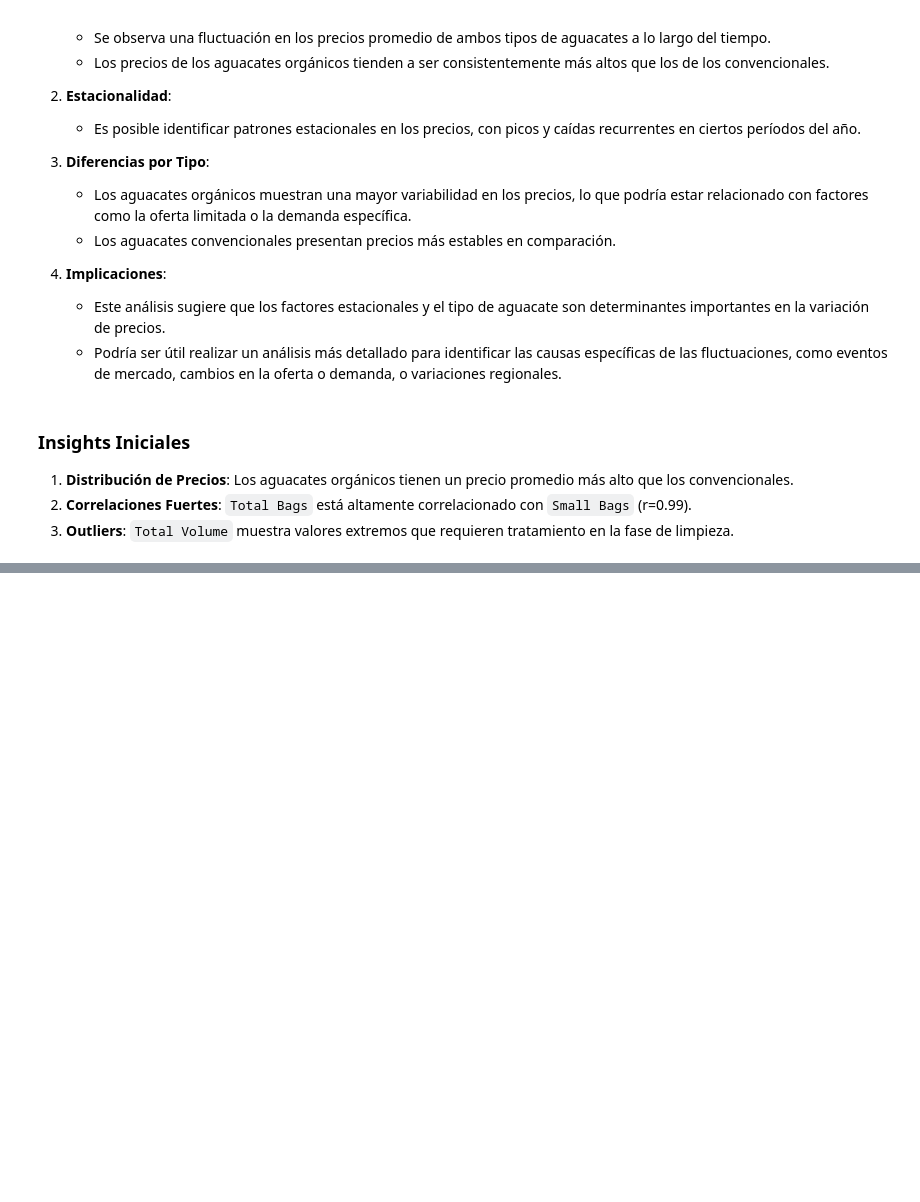
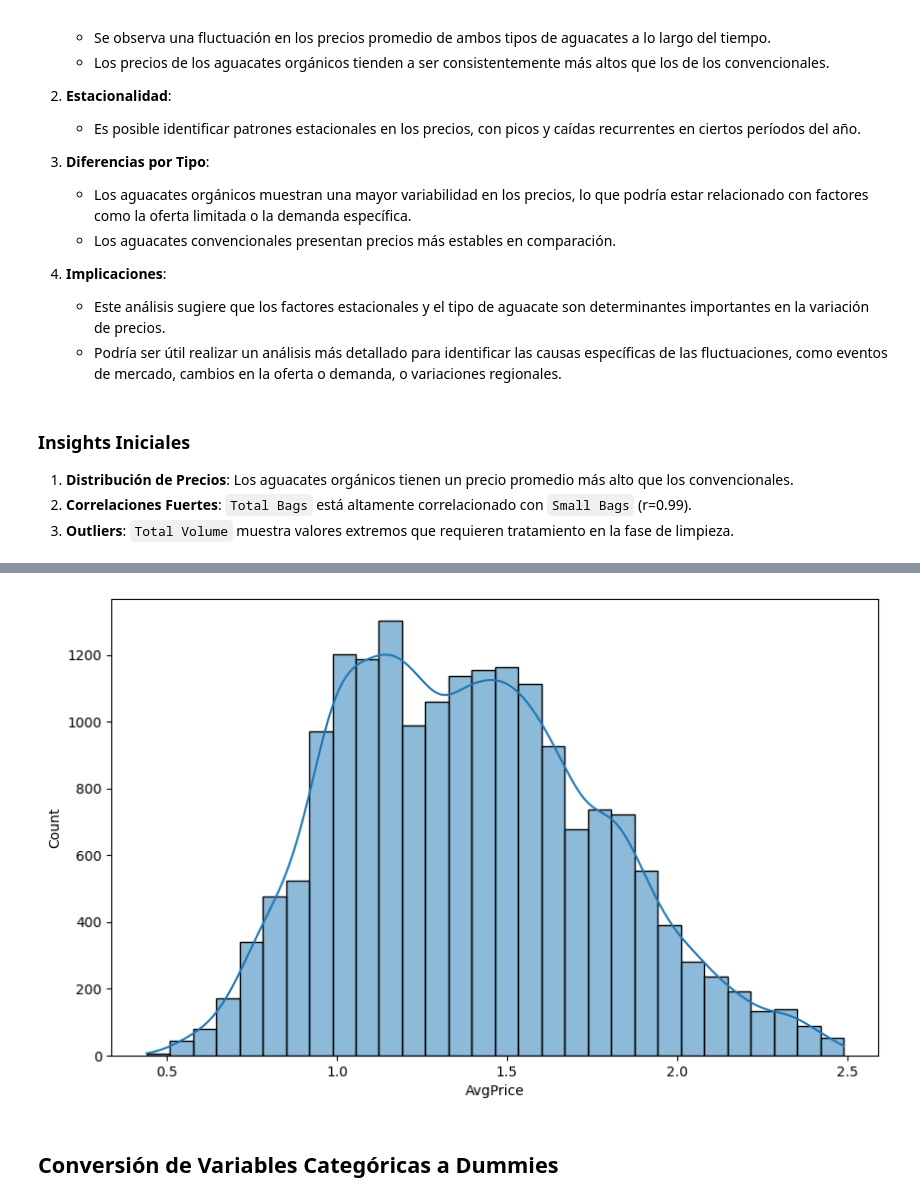
Before and after one commit to JuanPE-PNG/CienciaDatos2-3, a Jupyter notebook: Parte 1/avocado.ipynb, the cells around one changed output, grey strips where cells are left out. Saved outputs shown, nothing was run; the diff lists cells and outputs as text; code cells hidden in the pictures; blank space fills up the shorter version.

```diff
--- a/Parte 1/avocado.ipynb
+++ b/Parte 1/avocado.ipynb
@@ -163,0 +194,3 @@ El gráfico de tendencia del precio promedio (`AvgPrice`) a lo largo del tiempo,
+# %%
+# Rellenar con mediana :
+df['Total Volume'] = df['Total Volume'].fillna(df['Total Volume'].median())
@@ -163,0 +226,10 @@ El gráfico de tendencia del precio promedio (`AvgPrice`) a lo largo del tiempo,
+# %%
+df = df[(df['AvgPrice'] >= lim_inf) & (df['AvgPrice'] <= lim_sup)]
+# %%
+plt.figure(figsize=(10,6))
+sns.histplot(df['AvgPrice'].dropna(), kde=True, bins=30)
+plt.show()
+# %% [output]
+[figure, added]
+# %% [markdown]
+## Conversión de Variables Categóricas a Dummies
```
Also changed, not shown: parts of 36 cells of this notebook.
